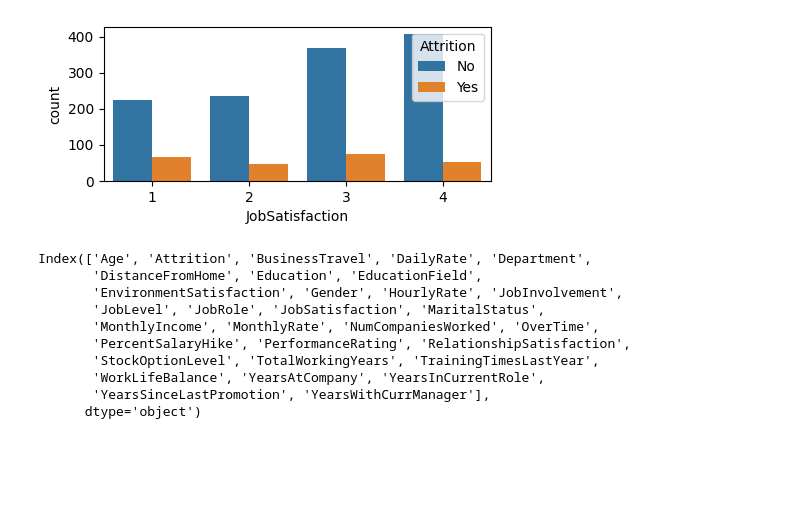
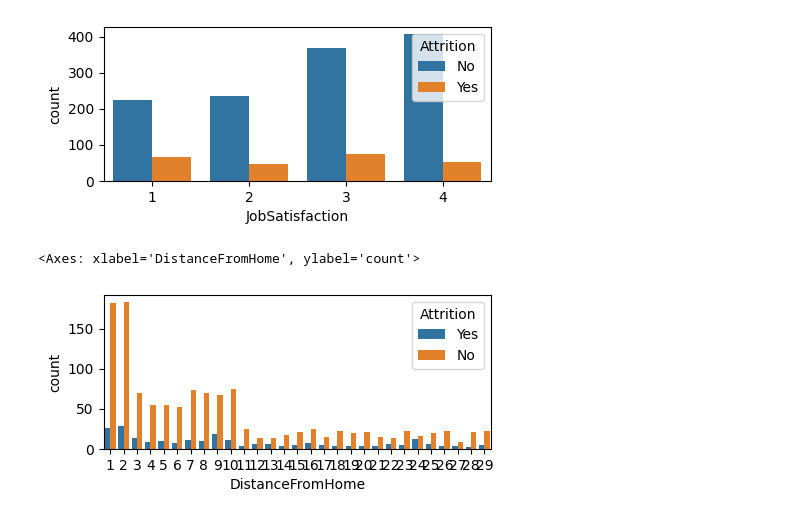
Before and after one commit to shilpashreshta/Data_Science_projects, a Jupyter notebook: Employee_Attrition_V1.ipynb, the cells around one changed output. Saved outputs shown, nothing was run; the diff lists cells and outputs as text; code cells hidden in the pictures; blank space fills up the shorter version.

```diff
--- a/Employee_Attrition_V1.ipynb
+++ b/Employee_Attrition_V1.ipynb
@@ -96,16 +104,11 @@ sns.countplot(x='JobSatisfaction',hue='Attrition',data=df1)
 plt.show()
 # %% [output]
 [figure]
-# %%
-df1.columns
-# %% [output]
-Index(['Age', 'Attrition', 'BusinessTravel', 'DailyRate', 'Department',
-       'DistanceFromHome', 'Education', 'EducationField',
-       'EnvironmentSatisfaction', 'Gender', 'HourlyRate', 'JobInvolvement',
-       'JobLevel', 'JobRole', 'JobSatisfaction', 'MaritalStatus',
-       'MonthlyIncome', 'MonthlyRate', 'NumCompaniesWorked', 'OverTime',
-       'PercentSalaryHike', 'PerformanceRating', 'RelationshipSatisfaction',
-       'StockOptionLevel', 'TotalWorkingYears', 'TrainingTimesLastYear',
-       'WorkLifeBalance', 'YearsAtCompany', 'YearsInCurrentRole',
-       'YearsSinceLastPromotion', 'YearsWithCurrManager'],
-      dtype='object')
+# %%
+# relation of DistanceFromHome with Attrition
+
+plt.figure(figsize=(5,2))
+sns.countplot(x='DistanceFromHome',hue='Attrition',data=df1)
+# %% [output]
+<Axes: xlabel='DistanceFromHome', ylabel='count'>
+[figure, added]
```
Also changed, not shown: parts of 13 cells of this notebook.
